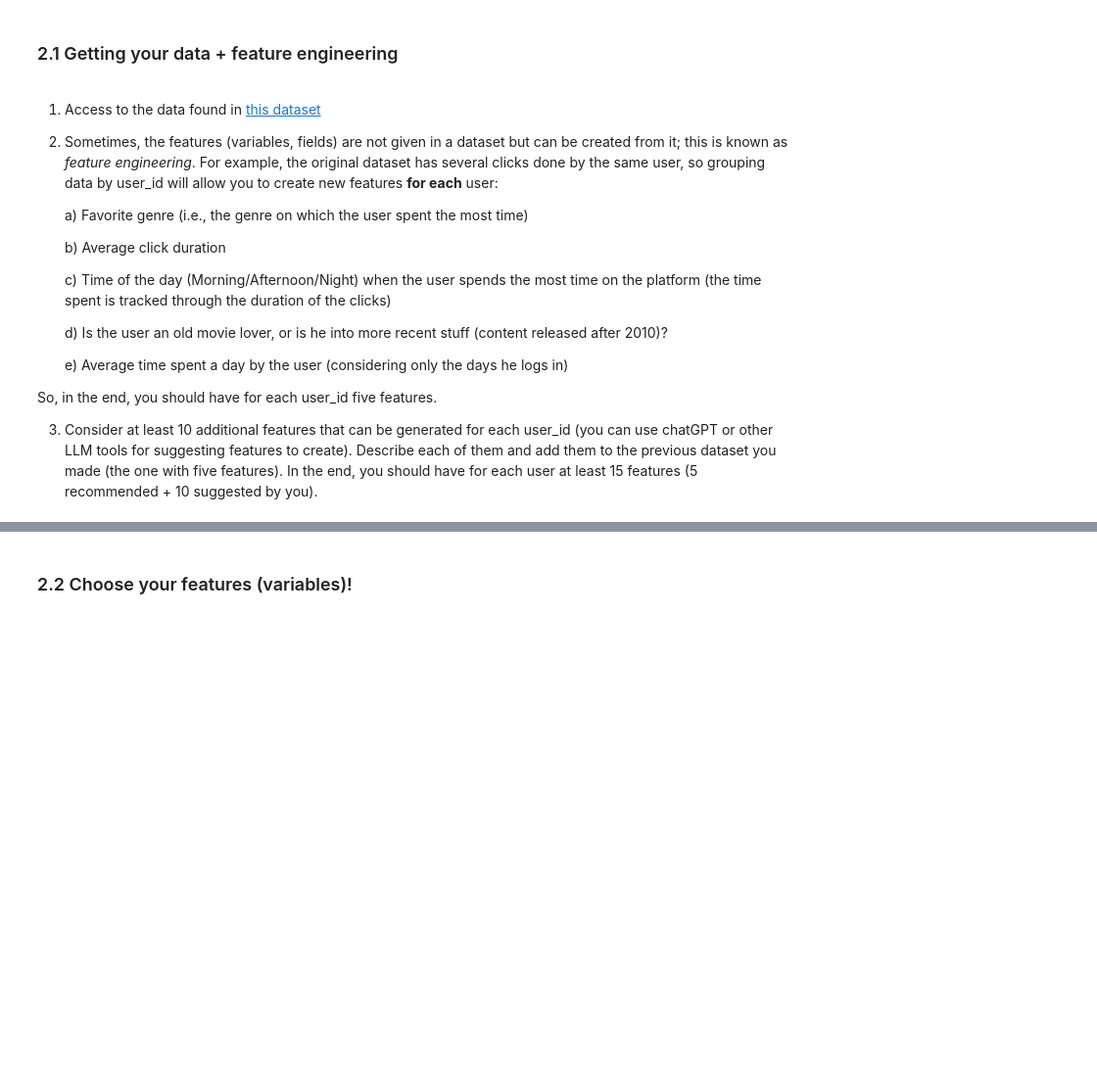
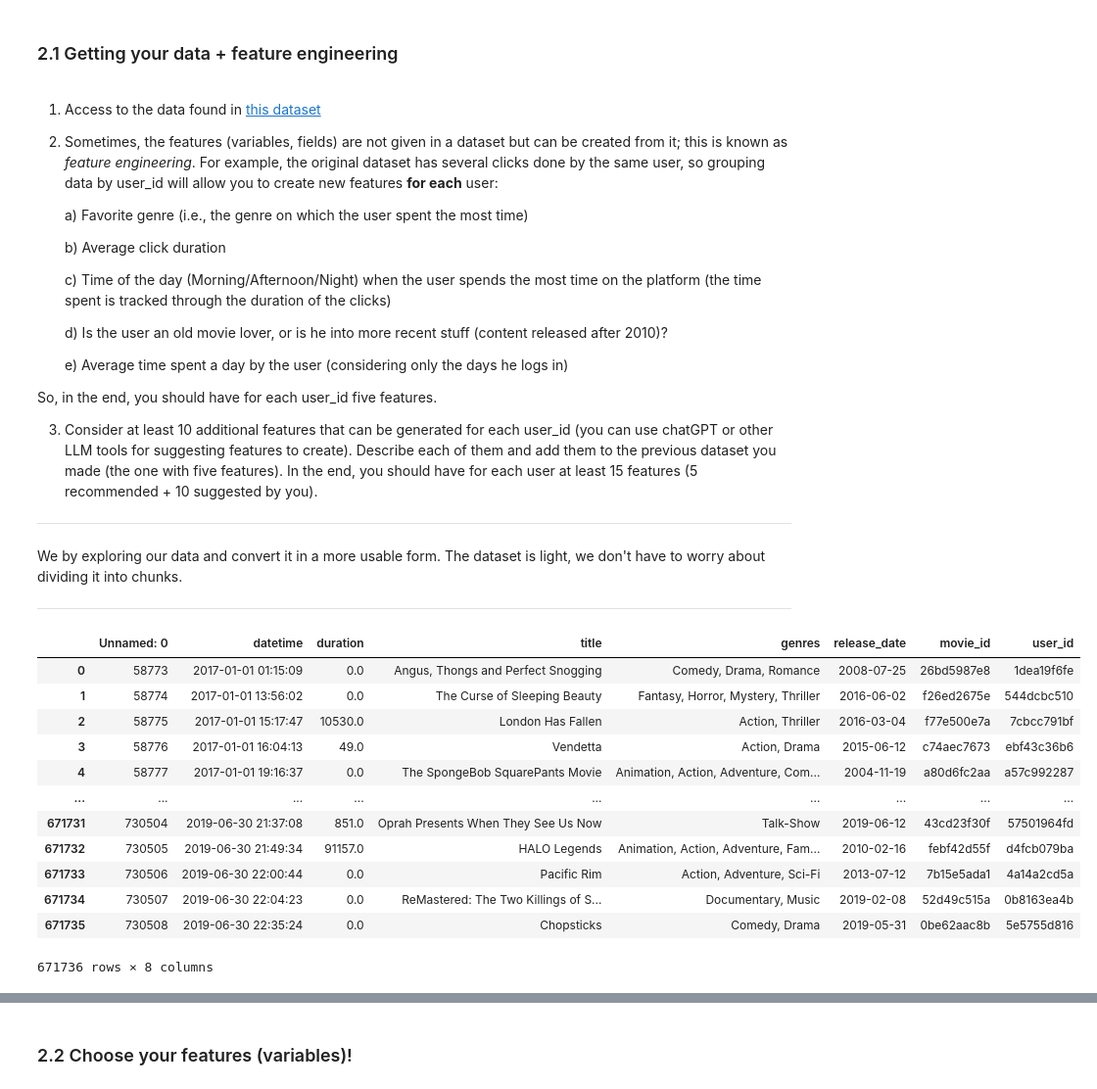
Before and after one commit to LorenzoPannacci/ADM-HW4, a Jupyter notebook: main.ipynb, the cells around one changed output, grey strips where cells are left out. Shown: that part at 98% size. Drawn from its saved outputs; the diff is of its cells as text; code cells hidden in the pictures; blank space fills up the shorter version.

```diff
--- a/main.ipynb
+++ b/main.ipynb
@@ -20,6 +20,12 @@ if install_packages:
 
 import numpy as np
 import pandas as pd
+# %%
+#####################
+# GLOBAL PARAMETERS #
+#####################
+
+dataset_path = r"data/vodclickstream_uk_movies_03.csv"
 # %% [markdown]
 ## 1. Recommendation sytem
 # %% [markdown]
@@ -103,3 +109,27 @@ To solve this task, you must accomplish the following stages:
 So, in the end, you should have for each user_id five features.
 
 3)  Consider at least 10 additional features that can be generated for each user_id (you can use chatGPT or other LLM tools for suggesting features to create). Describe each of them and add them to the previous dataset you made (the one with five features). In the end, you should have for each user at least 15 features (5 recommended + 10 suggested by you).
+
+---
+
+We by exploring our data and convert it in a more usable form. The dataset is light, we don't have to worry about dividing it into chunks.
+
+---
+# %%
+# load the dataset from the .json file to a pandas dataframe
+original_dataset = pd.read_csv(dataset_path)
+original_dataset
+# %% [output]
+|  | Unnamed: 0 | datetime | duration | title | genres | release_date | movie_id | user_id |
+| 0 | 58773 | 2017-01-01 01:15:09 | 0.0 | Angus, Thongs and Perfect Snogging | Comedy, Drama, Romance | 2008-07-25 | 26bd5987e8 | 1dea19f6fe |
+| 1 | 58774 | 2017-01-01 13:56:02 | 0.0 | The Curse of Sleeping Beauty | Fantasy, Horror, Mystery, Thriller | 2016-06-02 | f26ed2675e | 544dcbc510 |
+| 2 | 58775 | 2017-01-01 15:17:47 | 10530.0 | London Has Fallen | Action, Thriller | 2016-03-04 | f77e500e7a | 7cbcc791bf |
+| 3 | 58776 | 2017-01-01 16:04:13 | 49.0 | Vendetta | Action, Drama | 2015-06-12 | c74aec7673 | ebf43c36b6 |
+| 4 | 58777 | 2017-01-01 19:16:37 | 0.0 | The SpongeBob SquarePants Movie | Animation, Action, Adventure, Com... | 2004-11-19 | a80d6fc2aa | a57c992287 |
+| ... | ... | ... | ... | ... | ... | ... | ... | ... |
+| 671731 | 730504 | 2019-06-30 21:37:08 | 851.0 | Oprah Presents When They See Us Now | Talk-Show | 2019-06-12 | 43cd23f30f | 57501964fd |
+| 671732 | 730505 | 2019-06-30 21:49:34 | 91157.0 | HALO Legends | Animation, Action, Adventure, Fam... | 2010-02-16 | febf42d55f | d4fcb079ba |
+| 671733 | 730506 | 2019-06-30 22:00:44 | 0.0 | Pacific Rim | Action, Adventure, Sci-Fi | 2013-07-12 | 7b15e5ada1 | 4a14a2cd5a |
+| 671734 | 730507 | 2019-06-30 22:04:23 | 0.0 | ReMastered: The Two Killings of S... | Documentary, Music | 2019-02-08 | 52d49c515a | 0b8163ea4b |
+| 671735 | 730508 | 2019-06-30 22:35:24 | 0.0 | Chopsticks | Comedy, Drama | 2019-05-31 | 0be62aac8b | 5e5755d816 |
+671736 rows × 8 columns
```
Also changed, not shown: parts of 20 cells of this notebook, 1 other file.
